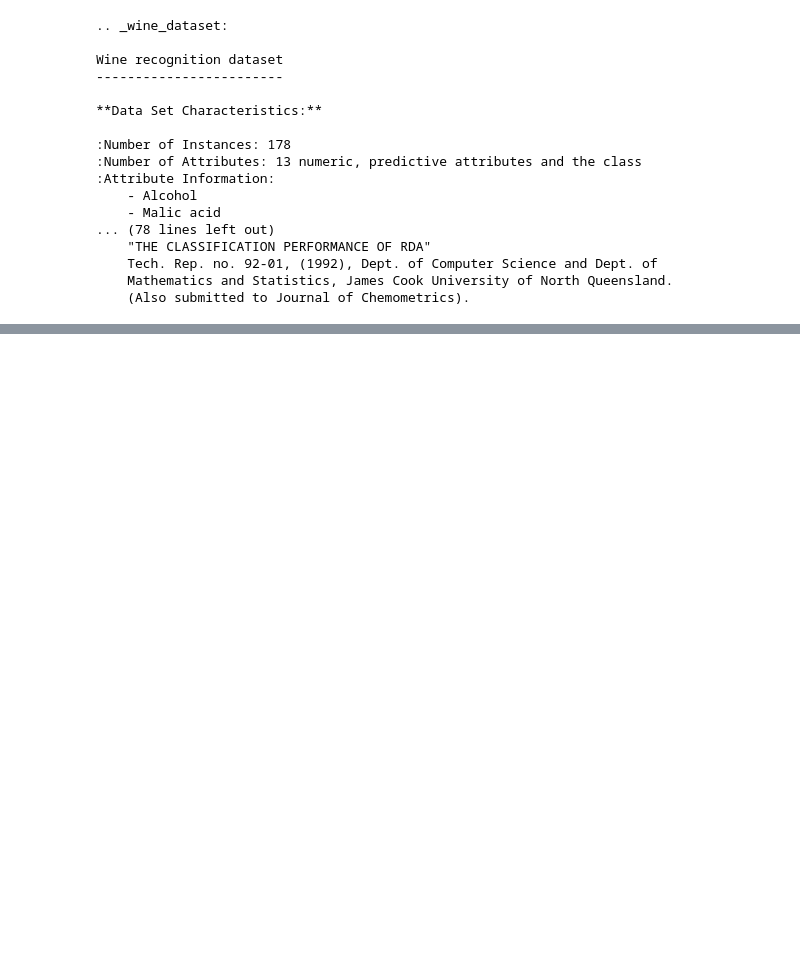
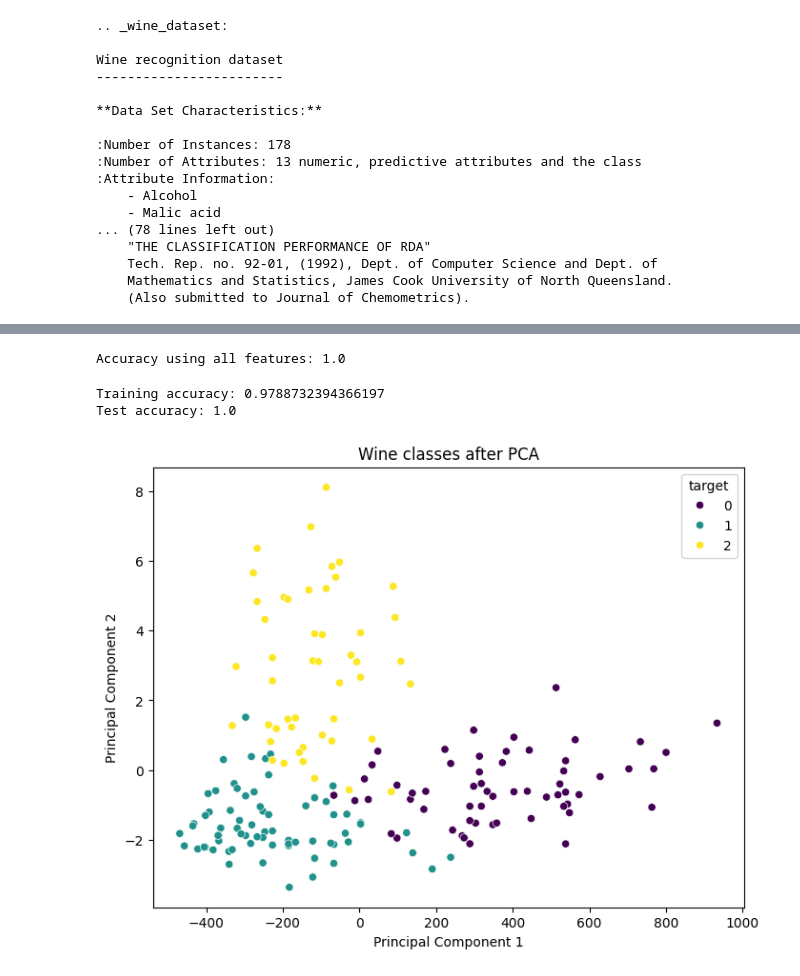
Before and after one commit to EvanAngQiXuan/IntroToMLAsg1, a Jupyter notebook: asg1_p1.ipynb, the cells around one changed output, grey strips where cells are left out. Cells and saved outputs as stored; diff of their text form; code cells hidden in the pictures; blank space fills up the shorter version.

```diff
--- a/asg1_p1.ipynb
+++ b/asg1_p1.ipynb
@@ -230,0 +240,15 @@ Everything works!
+# %%
+#Choose Features
+
+selected_features = [
+    "alcohol",
+    "flavanoids",
+    "total_phenols",
+    "color_intensity",
+    "proline",
+    "od280/od315_of_diluted_wines"
+]
+
+X = df[selected_features]
+
+y = df["target"]
@@ -230,0 +302,56 @@ Everything works!
+# %%
+#Compare with all features
+
+X_all = df.drop("target", axis=1)
+
+X_train_all, X_test_all, y_train_all, y_test_all = train_test_split(
+    X_all,
+    y,
+    test_size=0.2,
+    random_state=42
+)
+
+model_all = LogisticRegression(max_iter=10000)
+
+model_all.fit(X_train_all, y_train_all)
+
+accuracy_all = model_all.score(
+    X_test_all,
+    y_test_all
+)
+
+print("Accuracy using all features:", accuracy_all)
+# %% [output]
+Accuracy using all features: 1.0
+# %%
+print("Training accuracy:", model.score(X_train, y_train))
+print("Test accuracy:", model.score(X_test, y_test))
+# %% [output]
+Training accuracy: 0.9788732394366197
+Test accuracy: 1.0
+# %%
+#Check linear separability
+
+from sklearn.decomposition import PCA
+
+pca = PCA(n_components=2)
+
+X_pca = pca.fit_transform(X)
+
+plt.figure(figsize=(8,6))
+
+sns.scatterplot(
+    x=X_pca[:,0],
+    y=X_pca[:,1],
+    hue=y,
+    palette="viridis"
+)
+
+plt.xlabel("Principal Component 1")
+plt.ylabel("Principal Component 2")
+
+plt.title("Wine classes after PCA")
+
+plt.show()
+# %% [output]
+[figure, added]
```
Also changed, not shown: parts of 8 cells of this notebook.
